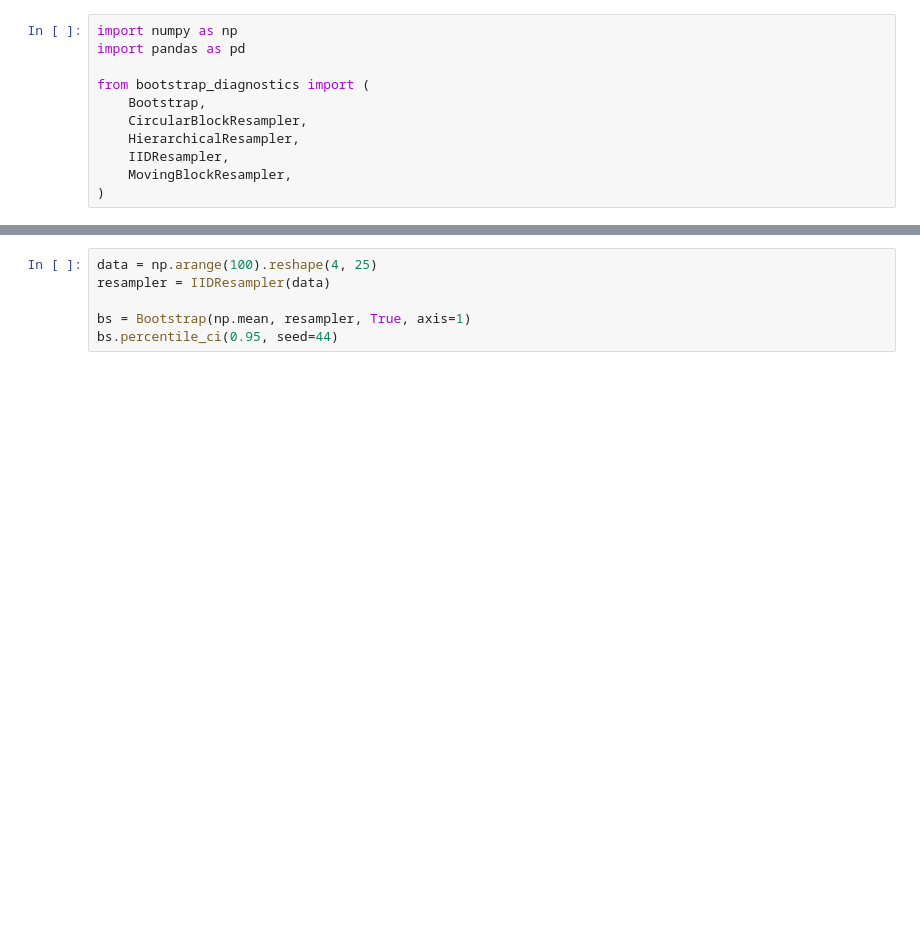
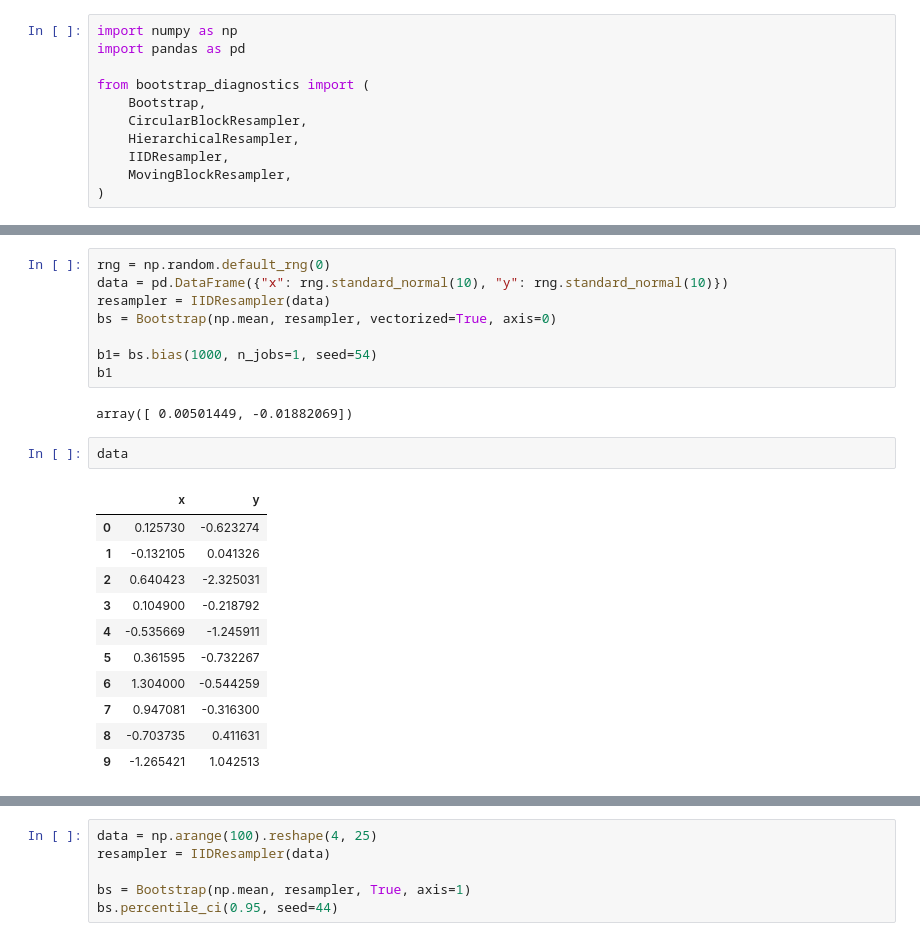
Before and after one commit to enejH04/bootstrap-inference, a Jupyter notebook: notebooks/coverage_test.ipynb, the cells around one changed output, grey strips where cells are left out. Saved outputs shown, nothing was run; the diff lists cells and outputs as text; blank space fills up the shorter version.

```diff
--- a/notebooks/coverage_test.ipynb
+++ b/notebooks/coverage_test.ipynb
@@ -11,0 +84,24 @@ from bootstrap_diagnostics import (
+# %%
+rng = np.random.default_rng(0)
+data = pd.DataFrame({"x": rng.standard_normal(10), "y": rng.standard_normal(10)})
+resampler = IIDResampler(data)
+bs = Bootstrap(np.mean, resampler, vectorized=True, axis=0)
+
+b1= bs.bias(1000, n_jobs=1, seed=54)
+b1
+# %% [output]
+array([ 0.00501449, -0.01882069])
+# %%
+data
+# %% [output]
+|  | x | y |
+| 0 | 0.125730 | -0.623274 |
+| 1 | -0.132105 | 0.041326 |
+| 2 | 0.640423 | -2.325031 |
+| 3 | 0.104900 | -0.218792 |
+| 4 | -0.535669 | -1.245911 |
+| 5 | 0.361595 | -0.732267 |
+| 6 | 1.304000 | -0.544259 |
+| 7 | 0.947081 | -0.316300 |
+| 8 | -0.703735 | 0.411631 |
+| 9 | -1.265421 | 1.042513 |
```
Also changed, not shown: parts of 17 cells of this notebook, 4 other files.
